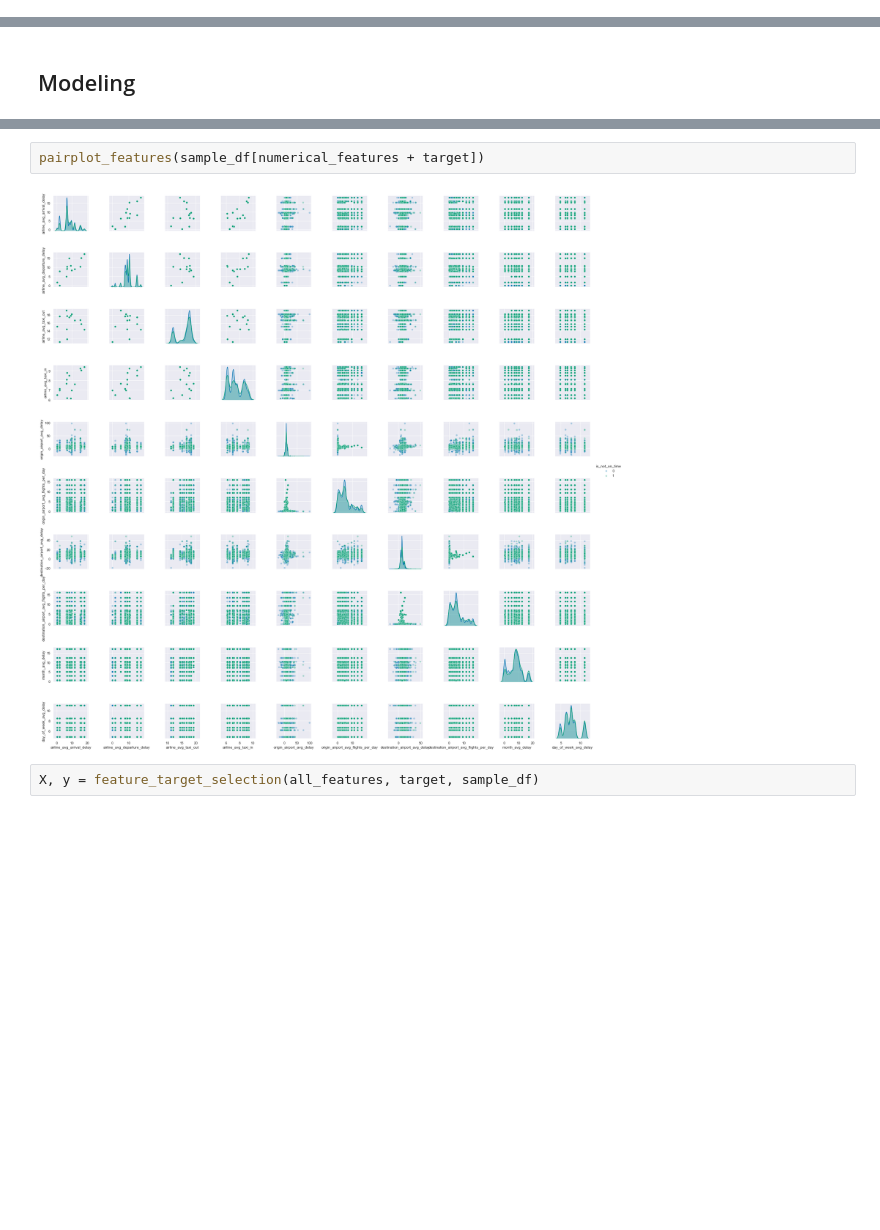
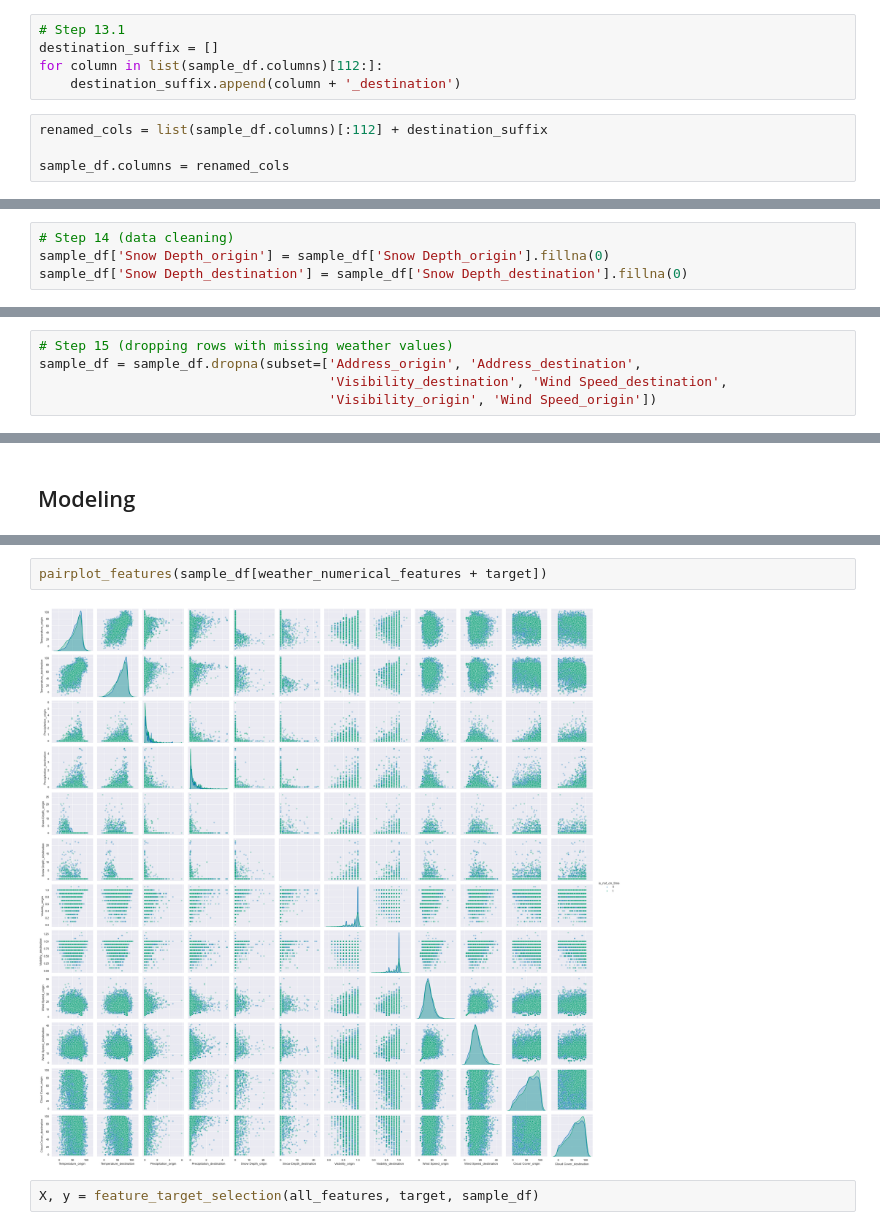
Before and after one commit to binh748/flight-classification, a Jupyter notebook: feature_engineering.ipynb, the cells around one changed output, grey strips where cells are left out. Saved outputs shown, nothing was run; the diff lists cells and outputs as text; blank space fills up the shorter version.

```diff
--- a/feature_engineering.ipynb
+++ b/feature_engineering.ipynb
@@ -865,0 +807,9 @@ Name: is_night_arrival, dtype: int64
+# %%
+# Step 13.1
+destination_suffix = []
+for column in list(sample_df.columns)[112:]:
+    destination_suffix.append(column + '_destination')
+# %%
+renamed_cols = list(sample_df.columns)[:112] + destination_suffix
+
+sample_df.columns = renamed_cols
@@ -866,3 +825,7 @@ Name: is_night_arrival, dtype: int64
+# %%
+# Step 14 (data cleaning)
+sample_df['Snow Depth_origin'] = sample_df['Snow Depth_origin'].fillna(0)
+sample_df['Snow Depth_destination'] = sample_df['Snow Depth_destination'].fillna(0)
 # %%
 sample_df.info()
 # %% [output]
@@ -909,0 +849,5 @@ origin_airport_features_df.sort_values(
+# %%
+# Step 15 (dropping rows with missing weather values)
+sample_df = sample_df.dropna(subset=['Address_origin', 'Address_destination',
+                                     'Visibility_destination', 'Wind Speed_destination',
+                                     'Visibility_origin', 'Wind Speed_origin'])
@@ -971,7 +1041,7 @@ all_features
 # %%
-pairplot_features(sample_df[numerical_features + target])
+pairplot_features(sample_df[weather_numerical_features + target])
 # %% [output]
-[figure, old version]
+[figure, new version]
 # %%
 X, y = feature_target_selection(all_features, target, sample_df)
 # %%
```
Also changed, not shown: parts of 59 cells of this notebook, 3 other files.
